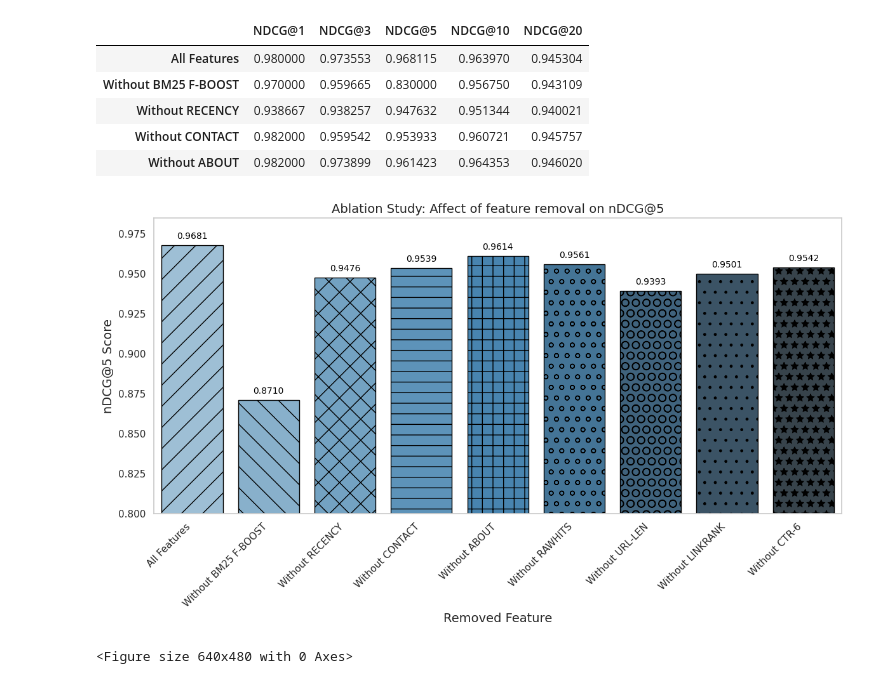
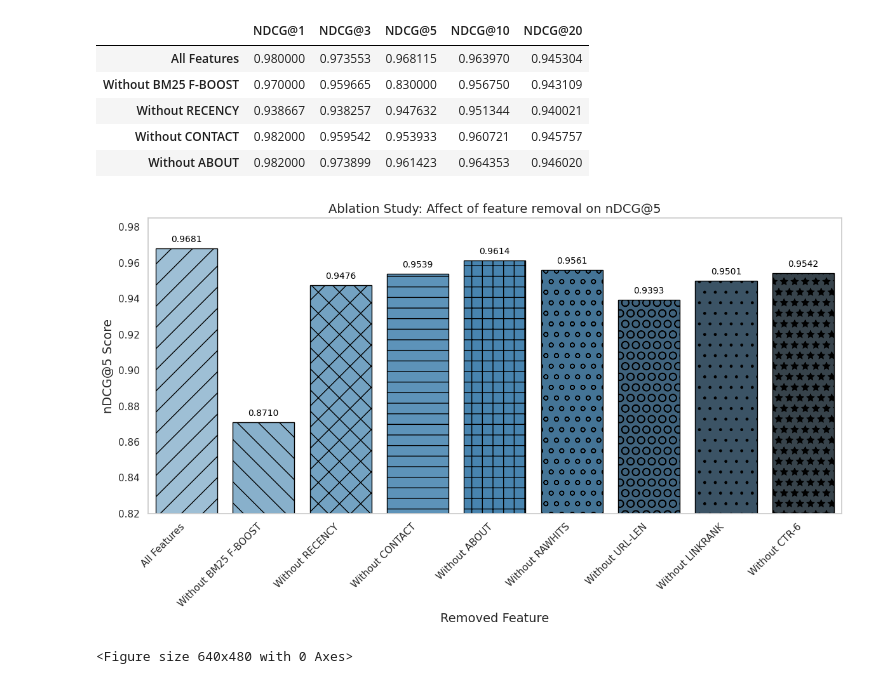
Before and after one commit to ColinDaly75/ES-Ranking, a Jupyter notebook: ltr-compute-es-search-results.ipynb, the cells around one changed output. Cells and saved outputs as stored; diff of their text form; code cells hidden in the pictures.

```diff
--- a/ltr-compute-es-search-results.ipynb
+++ b/ltr-compute-es-search-results.ipynb
@@ -228,33 +228,33 @@ results_df.iloc[1, 2] = 0.871  # use TF instead of BM25 FB because we still need
 # %%
 # 8. Seaborn-styled plot: NDCG@5 with hatch
 sns.set(style="whitegrid")
 fig, ax = plt.subplots(figsize=(12, 7))
 barplot = sns.barplot(x=results_df.index, y=results_df["NDCG@5"], palette="Blues_d", ax=ax, edgecolor='black')
 
 ax.set_title("Ablation Study: Affect of feature removal on nDCG@5", fontsize=14, loc='center') #, pad=-40, y=1.02)
 ax.set_ylabel("nDCG@5 Score", fontsize=14)
 ax.set_xlabel("Removed Feature", fontsize=14)
-ax.set_ylim(0.80, 0.985)
+ax.set_ylim(0.82, 0.985)
 
 # Define hatch patterns to cycle through
 hatches = ['/', '\\', 'x', '-', '+', 'o', 'O', '.', '*']
 
 # Apply hatch patterns to each bar
 for i, bar in enumerate(barplot.patches):
     hatch = hatches[i % len(hatches)]
     bar.set_hatch(hatch)
 
 # Annotate bars
 for p in barplot.patches:
     height = p.get_height()
     ax.annotate(f'{height:.4f}', (p.get_x() + p.get_width() / 2., height),
                 ha='center', va='bottom', fontsize=10, color='black', xytext=(0, 5),
                 textcoords='offset points')
 
 plt.xticks(rotation=45, ha="right")
 plt.tight_layout()
 plt.grid(axis='y')
 # %% [output]
-[figure, old version]
+[figure, new version]
 # %%
 # 9. Save plot as PNG
```
Also changed, not shown: parts of 1 cell of this notebook.
